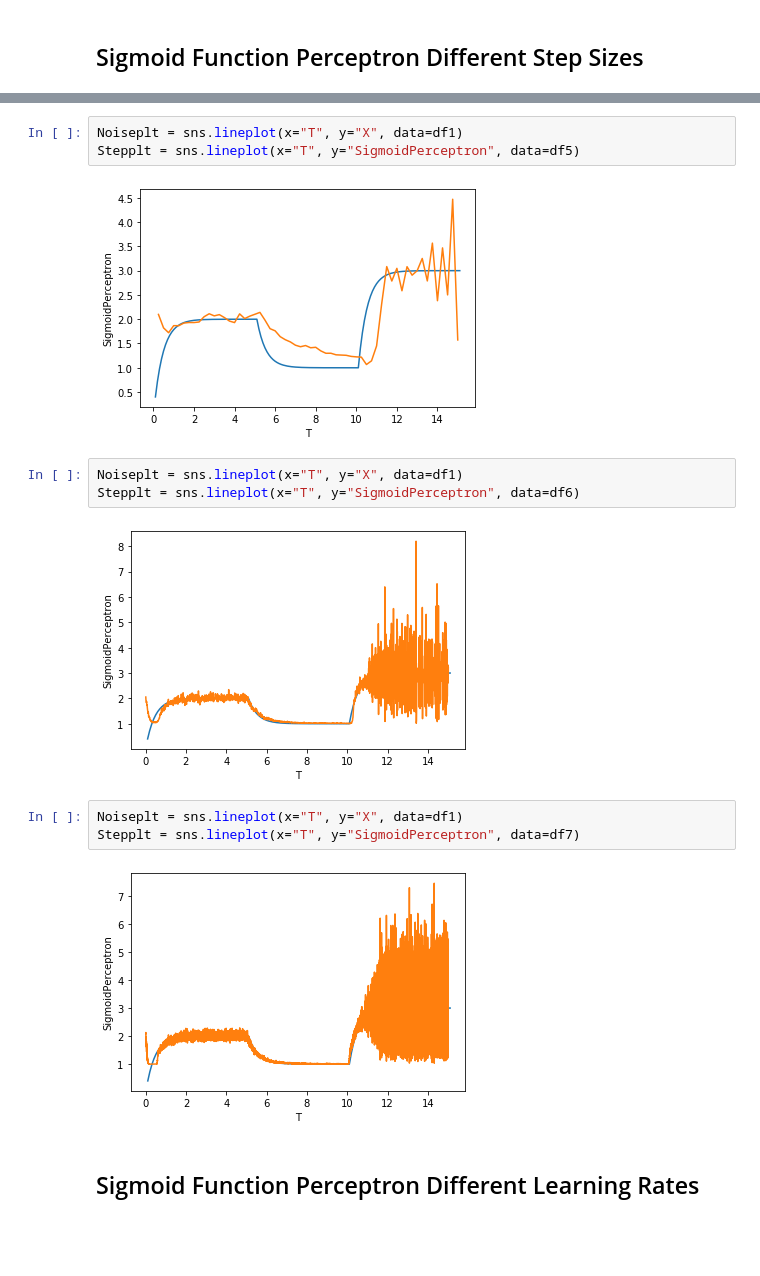
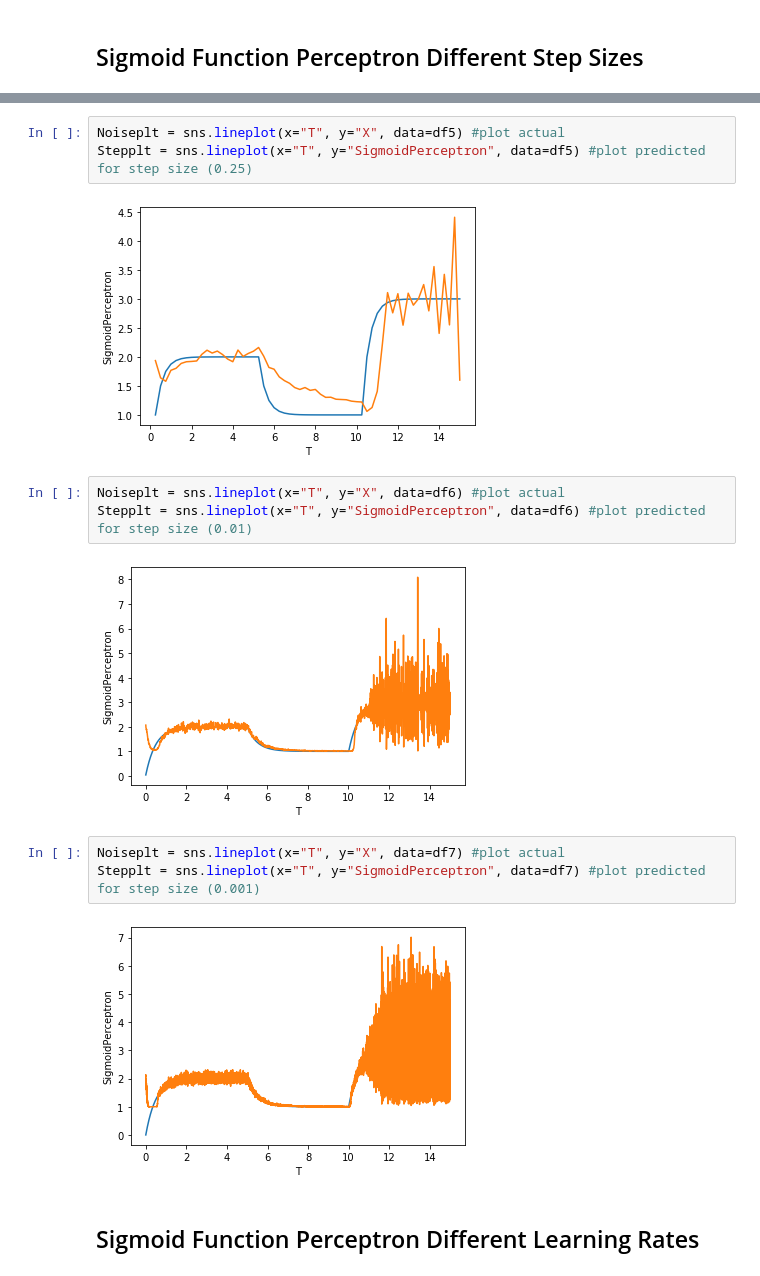
Before and after one commit to JamesDun2866/Computational-Science, a Jupyter notebook: Computational Science.ipynb, the cells around one changed output, grey strips where cells are left out. Saved outputs shown, nothing was run; the diff lists cells and outputs as text; blank space fills up the shorter version.

```diff
--- a/Computational Science.ipynb
+++ b/Computational Science.ipynb
@@ -727,18 +726,18 @@ Stepplt = sns.lineplot(x="T", y="SigmoidPerceptron", data=df4)
 # %%
-Noiseplt = sns.lineplot(x="T", y="X", data=df1)
-Stepplt = sns.lineplot(x="T", y="SigmoidPerceptron", data=df5)
+Noiseplt = sns.lineplot(x="T", y="X", data=df5) #plot actual
+Stepplt = sns.lineplot(x="T", y="SigmoidPerceptron", data=df5) #plot predicted for step size (0.25)
 # %% [output]
-[figure, old version]
+[figure, new version]
 # %%
-Noiseplt = sns.lineplot(x="T", y="X", data=df1)
-Stepplt = sns.lineplot(x="T", y="SigmoidPerceptron", data=df6)
+Noiseplt = sns.lineplot(x="T", y="X", data=df6) #plot actual
+Stepplt = sns.lineplot(x="T", y="SigmoidPerceptron", data=df6) #plot predicted for step size (0.01)
 # %% [output]
-[figure, old version]
+[figure, new version]
 # %%
-Noiseplt = sns.lineplot(x="T", y="X", data=df1)
-Stepplt = sns.lineplot(x="T", y="SigmoidPerceptron", data=df7)
+Noiseplt = sns.lineplot(x="T", y="X", data=df7) #plot actual
+Stepplt = sns.lineplot(x="T", y="SigmoidPerceptron", data=df7) #plot predicted for step size (0.001)
 # %% [output]
-[figure, old version]
+[figure, new version]
 # %% [markdown]
 ## Sigmoid Function Perceptron Different Learning Rates
 # %%
```
Also changed, not shown: parts of 7 cells of this notebook.
